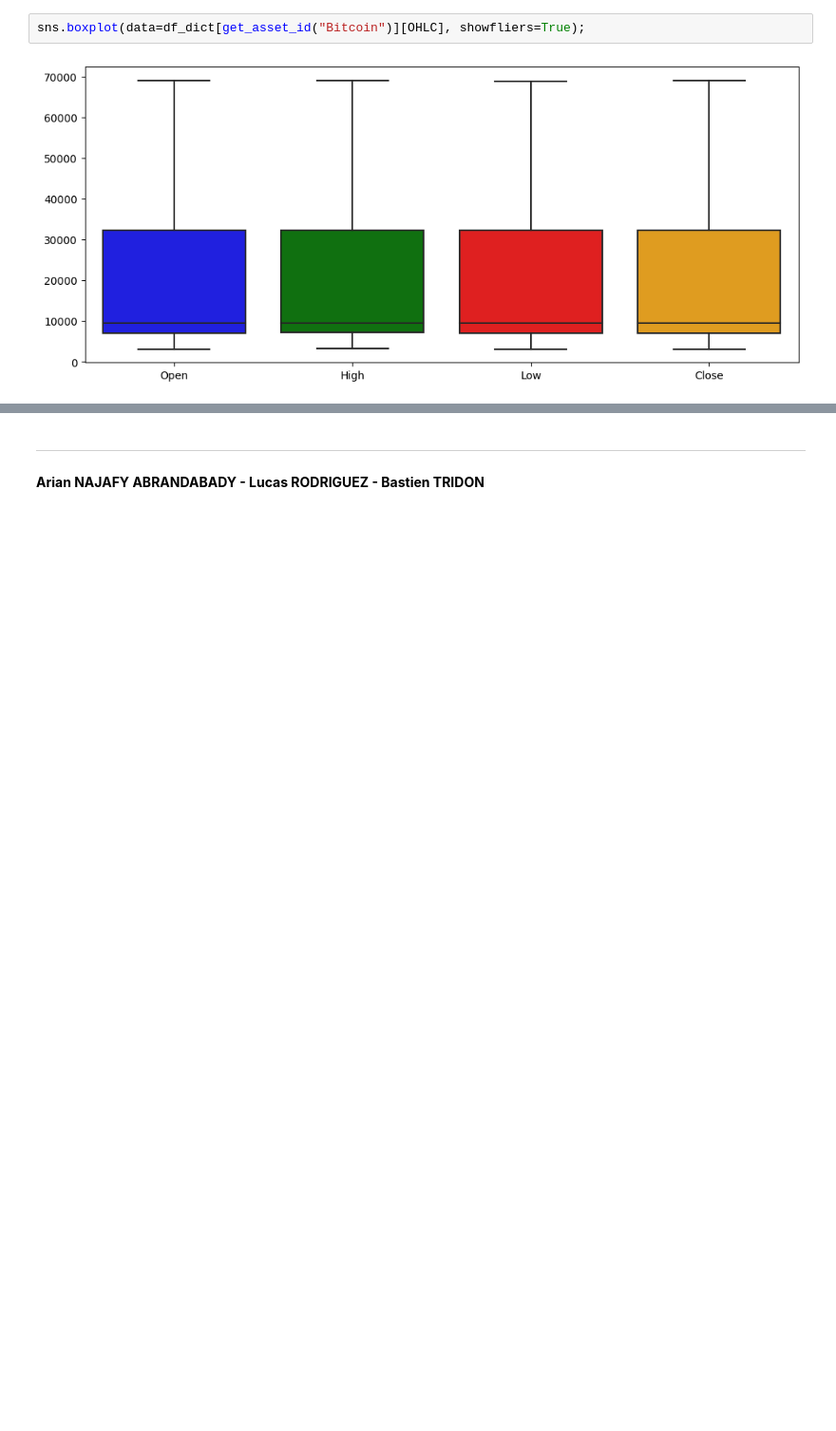
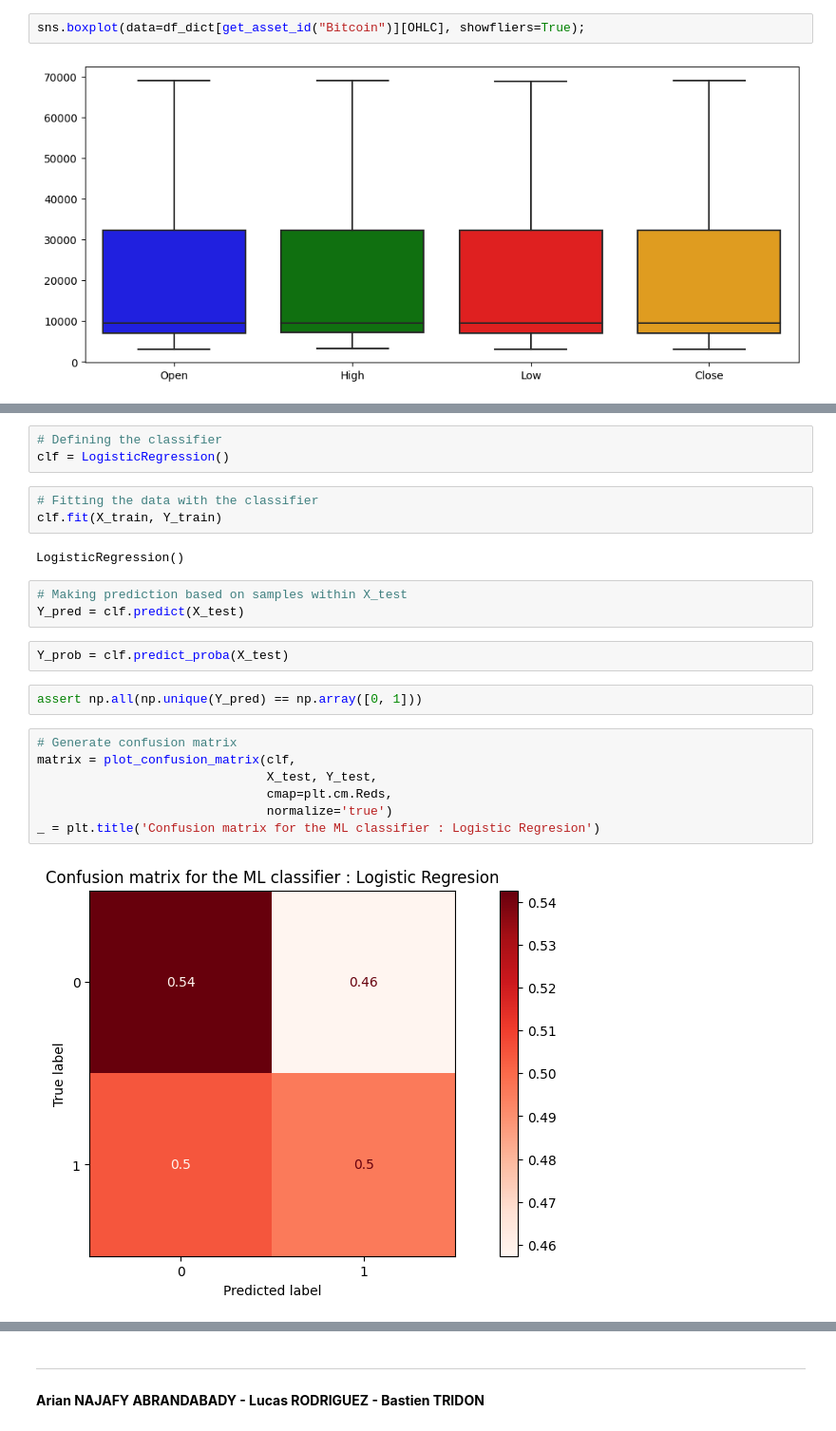
Before and after one commit to lcsrodriguez/cryptotrading, a Jupyter notebook: main.ipynb, the cells around one changed output, grey strips where cells are left out. Shown at 95% size. Saved outputs shown, nothing was run; the diff lists cells and outputs as text; blank space fills up the shorter version.

```diff
--- a/main.ipynb
+++ b/main.ipynb
@@ -536,0 +517,24 @@ Name: Target, Length: 534069, dtype: int64
+# %%
+# Defining the classifier
+clf = LogisticRegression()
+# %%
+# Fitting the data with the classifier
+clf.fit(X_train, Y_train)
+# %% [output]
+LogisticRegression()
+# %%
+# Making prediction based on samples within X_test
+Y_pred = clf.predict(X_test)
+# %%
+Y_prob = clf.predict_proba(X_test)
+# %%
+assert np.all(np.unique(Y_pred) == np.array([0, 1]))
+# %%
+# Generate confusion matrix
+matrix = plot_confusion_matrix(clf,
+                               X_test, Y_test,
+                               cmap=plt.cm.Reds,
+                               normalize='true')
+_ = plt.title('Confusion matrix for the ML classifier : Logistic Regresion')
+# %% [output]
+[figure, added]
```
Also changed, not shown: parts of 51 cells of this notebook.
